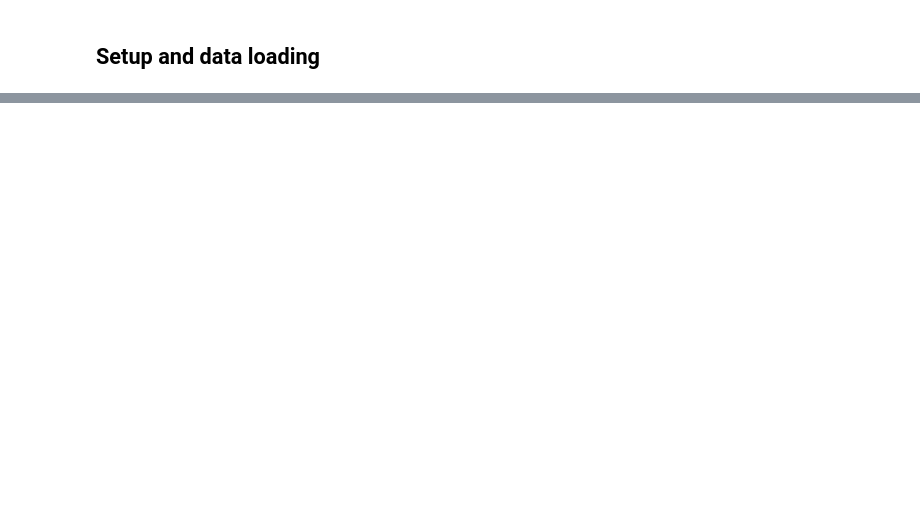
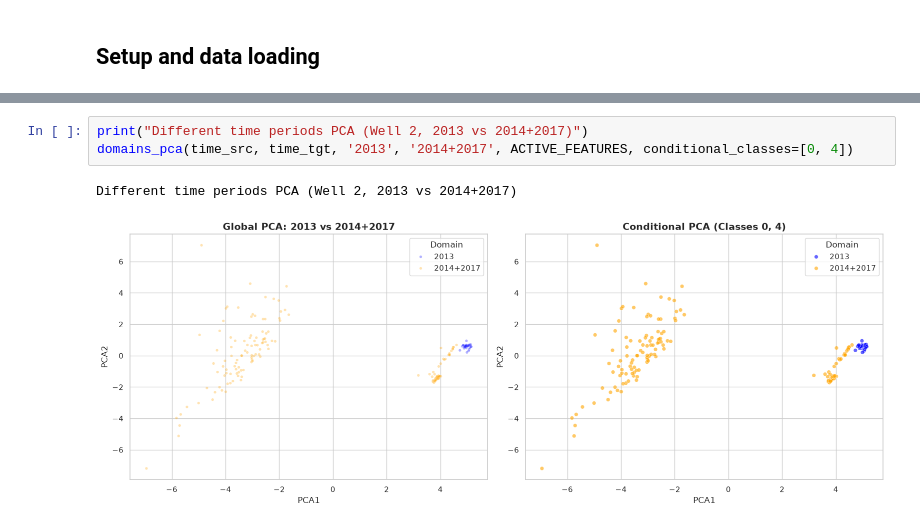
Before and after one commit to lollogiro/ai4i-transfer-learning-synthetic, a Jupyter notebook: stage2-transfer_learning/3w_dom_dist_tl.ipynb, the cells around one changed output, grey strips where cells are left out. Cells and saved outputs as stored; diff of their text form; blank space fills up the shorter version.

```diff
--- a/stage2-transfer_learning/3w_dom_dist_tl.ipynb
+++ b/stage2-transfer_learning/3w_dom_dist_tl.ipynb
@@ -733,0 +669,6 @@ Domain distance vs. Transfer penalty
+# %%
+print("Different time periods PCA (Well 2, 2013 vs 2014+2017)")
+domains_pca(time_src, time_tgt, '2013', '2014+2017', ACTIVE_FEATURES, conditional_classes=[0, 4])
+# %% [output]
+Different time periods PCA (Well 2, 2013 vs 2014+2017)
+[figure, added]
```
Also changed, not shown: parts of 54 cells of this notebook.
